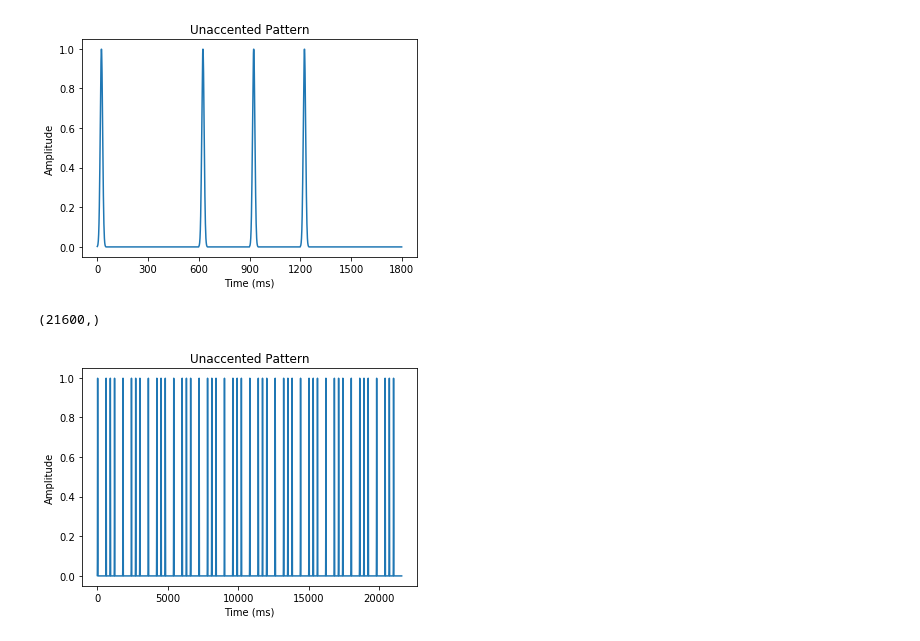
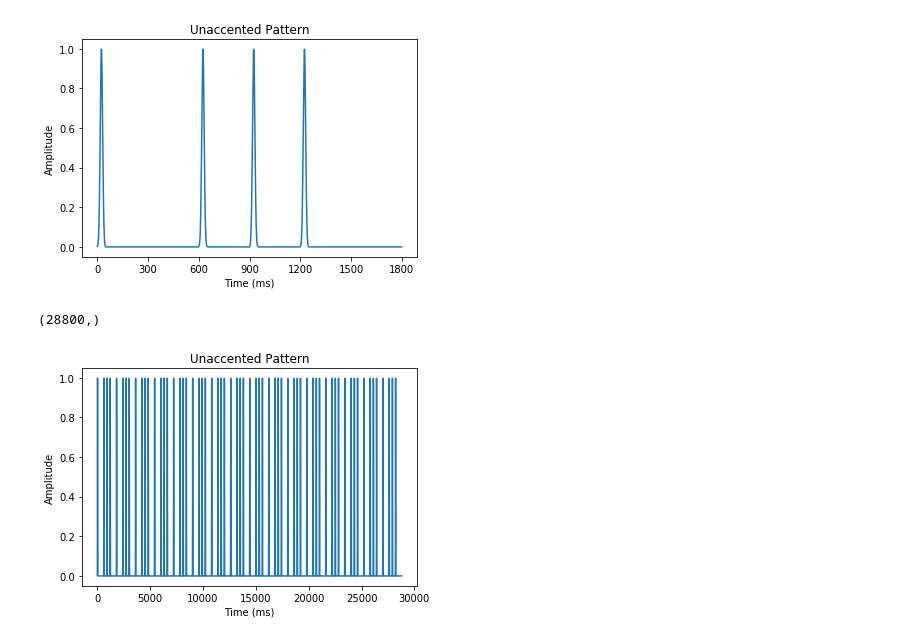
Before and after one commit to dbosnyak/pysigschool, a Jupyter notebook: beat_1.ipynb, the cells around one changed output. Cells and saved outputs as stored; diff of their text form; code cells hidden in the pictures.

```diff
--- a/beat_1.ipynb
+++ b/beat_1.ipynb
@@ -51,12 +56,15 @@ plt.xticks(tick_m);
 # %% [output]
 [figure]
 # %%
-long_una_patt = np.concatenate([una_patt,una_patt,una_patt,una_patt,una_patt,una_patt,una_patt,una_patt,una_patt,una_patt,una_patt,una_patt])
+long_una_patt = np.concatenate([una_patt,una_patt,una_patt,una_patt,una_patt,
+                                una_patt,una_patt,una_patt,una_patt,una_patt,
+                                una_patt,una_patt,una_patt,una_patt,una_patt,
+                                una_patt])
 print(long_una_patt.shape)
 plt.plot(long_una_patt);
 plt.title(r"Unaccented Pattern");
 plt.ylabel("Amplitude");
 plt.xlabel("Time (ms)");
 # %% [output]
-(21600,)
+(28800,)
-[figure, old version]
+[figure, new version]
```
Also changed, not shown: parts of 2 cells of this notebook.
